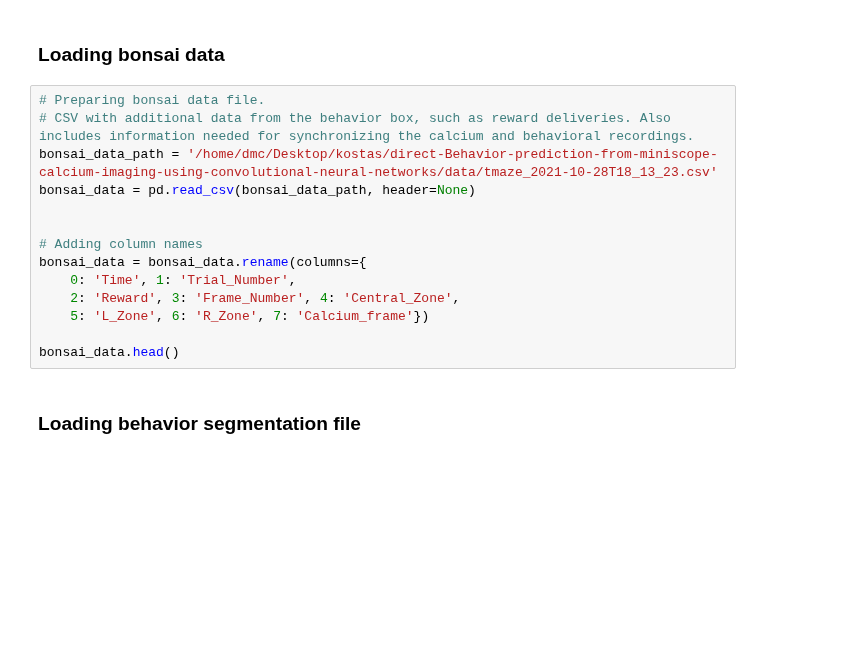
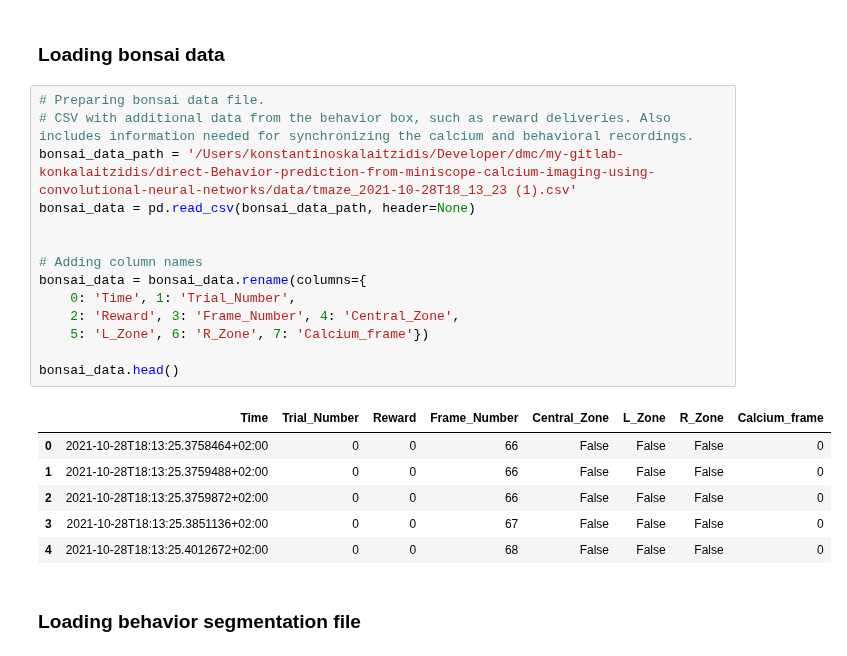
Before and after one commit to konkalaitzidis/bpnn, a Jupyter notebook: src/V1/BPNN_V1.ipynb, the cells around one changed output. Drawn from its saved outputs; the diff is of its cells as text; blank space fills up the shorter version.

```diff
--- a/src/V1/BPNN_V1.ipynb
+++ b/src/V1/BPNN_V1.ipynb
@@ -231,17 +262,24 @@ print('Maximum pixel value:', np.max(video_data))
 # %%
 # Preparing bonsai data file.
 # CSV with additional data from the behavior box, such as reward deliveries. Also includes information needed for synchronizing the calcium and behavioral recordings.
-bonsai_data_path = '/home/dmc/Desktop/kostas/direct-Behavior-prediction-from-miniscope-calcium-imaging-using-convolutional-neural-networks/data/tmaze_2021-10-28T18_13_23.csv'
+bonsai_data_path = '/Users/konstantinoskalaitzidis/Developer/dmc/my-gitlab-konkalaitzidis/direct-Behavior-prediction-from-miniscope-calcium-imaging-using-convolutional-neural-networks/data/tmaze_2021-10-28T18_13_23 (1).csv'
 bonsai_data = pd.read_csv(bonsai_data_path, header=None)
 
 
 # Adding column names
 bonsai_data = bonsai_data.rename(columns={
     0: 'Time', 1: 'Trial_Number',
     2: 'Reward', 3: 'Frame_Number', 4: 'Central_Zone',
     5: 'L_Zone', 6: 'R_Zone', 7: 'Calcium_frame'})
 
 bonsai_data.head()
+# %% [output]
+|  | Time | Trial_Number | Reward | Frame_Number | Central_Zone | L_Zone | R_Zone | Calcium_frame |
+| 0 | 2021-10-28T18:13:25.3758464+02:00 | 0 | 0 | 66 | False | False | False | 0 |
+| 1 | 2021-10-28T18:13:25.3759488+02:00 | 0 | 0 | 66 | False | False | False | 0 |
+| 2 | 2021-10-28T18:13:25.3759872+02:00 | 0 | 0 | 66 | False | False | False | 0 |
+| 3 | 2021-10-28T18:13:25.3851136+02:00 | 0 | 0 | 67 | False | False | False | 0 |
+| 4 | 2021-10-28T18:13:25.4012672+02:00 | 0 | 0 | 68 | False | False | False | 0 |
 # %% [markdown]
 ### Loading behavior segmentation file
 # %%
```
Also changed, not shown: parts of 34 cells of this notebook, 2 other files.
